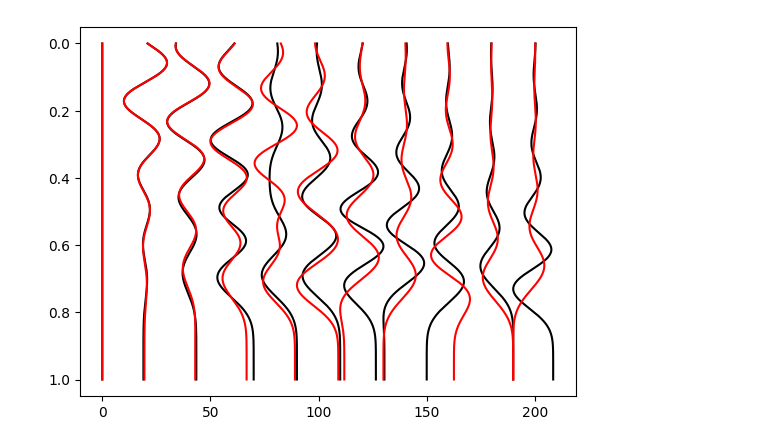
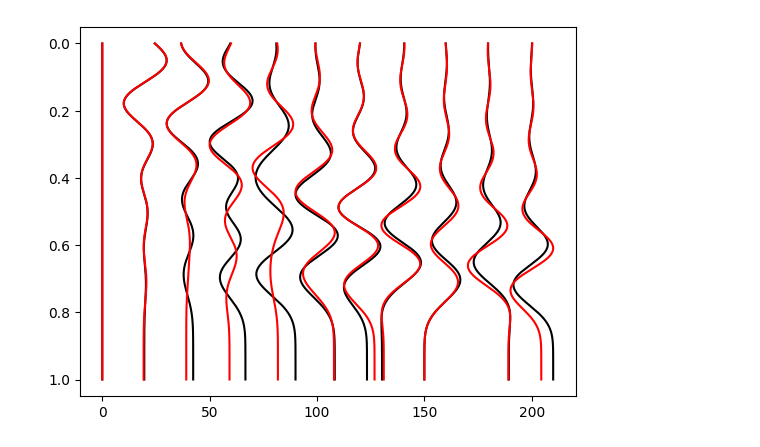
Before and after one commit to Ben-J-Eppinger/WIPY, a Jupyter notebook: Examples/box/output_analysis.ipynb, the cells around one changed output. Saved outputs shown, nothing was run; the diff lists cells and outputs as text; code cells hidden in the pictures.

```diff
--- a/Examples/box/output_analysis.ipynb
+++ b/Examples/box/output_analysis.ipynb
@@ -11,14 +9,14 @@ base_path = "/home/beneppinger/WIPY/Examples/box/"
 # %%
-gather_names = "Up_file_single_p.su_proc"
+gather_names = "Up_file_single_x.su_proc"
 
-path1 = base_path + "OUTPUT/traces_0000/traces/obs/000000/" + gather_names
-path2 = base_path + "OUTPUT/traces_0000/traces/syn/000000/" + gather_names
+path1 = "scratch/traces/obs/000000/" + gather_names
+path2 = "scratch/traces/syn/000000/" + gather_names
 
 obs = obspy.read(path1, format="SU")
 syn = obspy.read(path2, format="SU")
 
 utils.plot_traces(obs, gain=10)
 utils.plot_traces(syn, gain=10, line_spec="r-")
 plt.gca().invert_yaxis()
 # %% [output]
-[figure, old version]
+[figure, new version]
```
Also changed, not shown: parts of 7 cells of this notebook, 1 other file.
